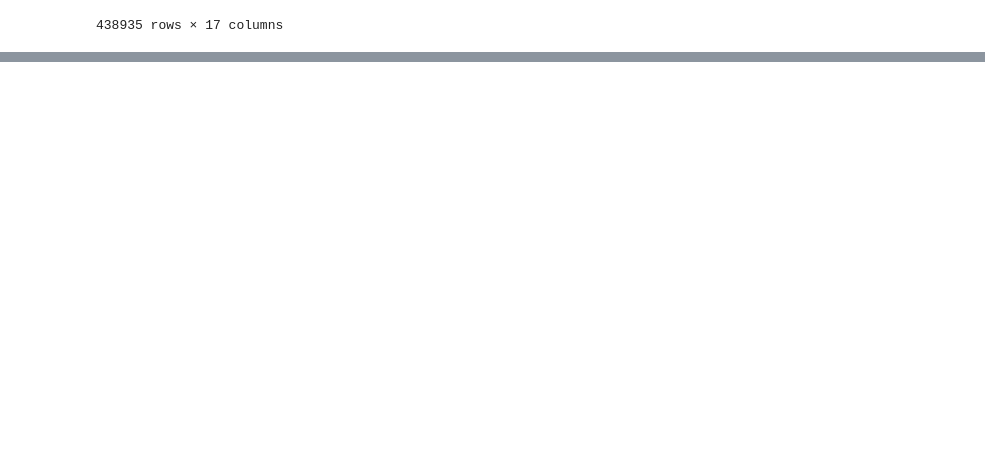
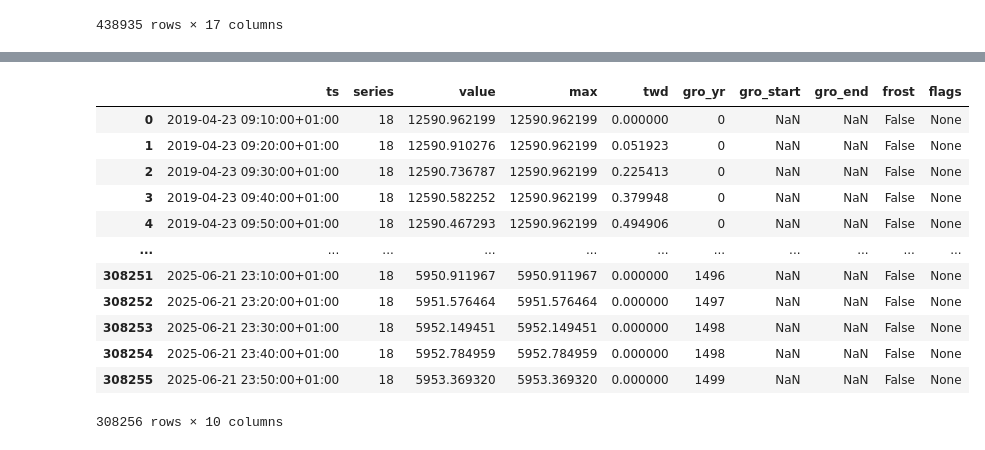
Before and after one commit to treenet/treenetai, a Jupyter notebook: pipeline/test_notebook.ipynb, the cells around one changed output, grey strips where cells are left out. Drawn from its saved outputs; the diff is of its cells as text; code cells hidden in the pictures; blank space fills up the shorter version.

```diff
--- a/pipeline/test_notebook.ipynb
+++ b/pipeline/test_notebook.ipynb
@@ -174,0 +436,17 @@ pd.read_feather("/storage/lukovic/Data/FORWARDS/treenet/server_data/dendrometer_
+# %%
+D = pd.read_feather('/storage/lukovic/Data/FORWARDS/treenet/server_data/dendrometer_l2/dendrometer_l2_series_id_18.ftr')
+D
+# %% [output]
+|  | ts | series | value | max | twd | gro_yr | gro_start | gro_end | frost | flags |
+| 0 | 2019-04-23 09:10:00+01:00 | 18 | 12590.962199 | 12590.962199 | 0.000000 | 0 | NaN | NaN | False | None |
+| 1 | 2019-04-23 09:20:00+01:00 | 18 | 12590.910276 | 12590.962199 | 0.051923 | 0 | NaN | NaN | False | None |
+| 2 | 2019-04-23 09:30:00+01:00 | 18 | 12590.736787 | 12590.962199 | 0.225413 | 0 | NaN | NaN | False | None |
+| 3 | 2019-04-23 09:40:00+01:00 | 18 | 12590.582252 | 12590.962199 | 0.379948 | 0 | NaN | NaN | False | None |
+| 4 | 2019-04-23 09:50:00+01:00 | 18 | 12590.467293 | 12590.962199 | 0.494906 | 0 | NaN | NaN | False | None |
+| ... | ... | ... | ... | ... | ... | ... | ... | ... | ... | ... |
+| 308251 | 2025-06-21 23:10:00+01:00 | 18 | 5950.911967 | 5950.911967 | 0.000000 | 1496 | NaN | NaN | False | None |
+| 308252 | 2025-06-21 23:20:00+01:00 | 18 | 5951.576464 | 5951.576464 | 0.000000 | 1497 | NaN | NaN | False | None |
+| 308253 | 2025-06-21 23:30:00+01:00 | 18 | 5952.149451 | 5952.149451 | 0.000000 | 1498 | NaN | NaN | False | None |
+| 308254 | 2025-06-21 23:40:00+01:00 | 18 | 5952.784959 | 5952.784959 | 0.000000 | 1498 | NaN | NaN | False | None |
+| 308255 | 2025-06-21 23:50:00+01:00 | 18 | 5953.369320 | 5953.369320 | 0.000000 | 1499 | NaN | NaN | False | None |
+308256 rows × 10 columns
```
Also changed, not shown: parts of 25 cells of this notebook, 5 other files.
